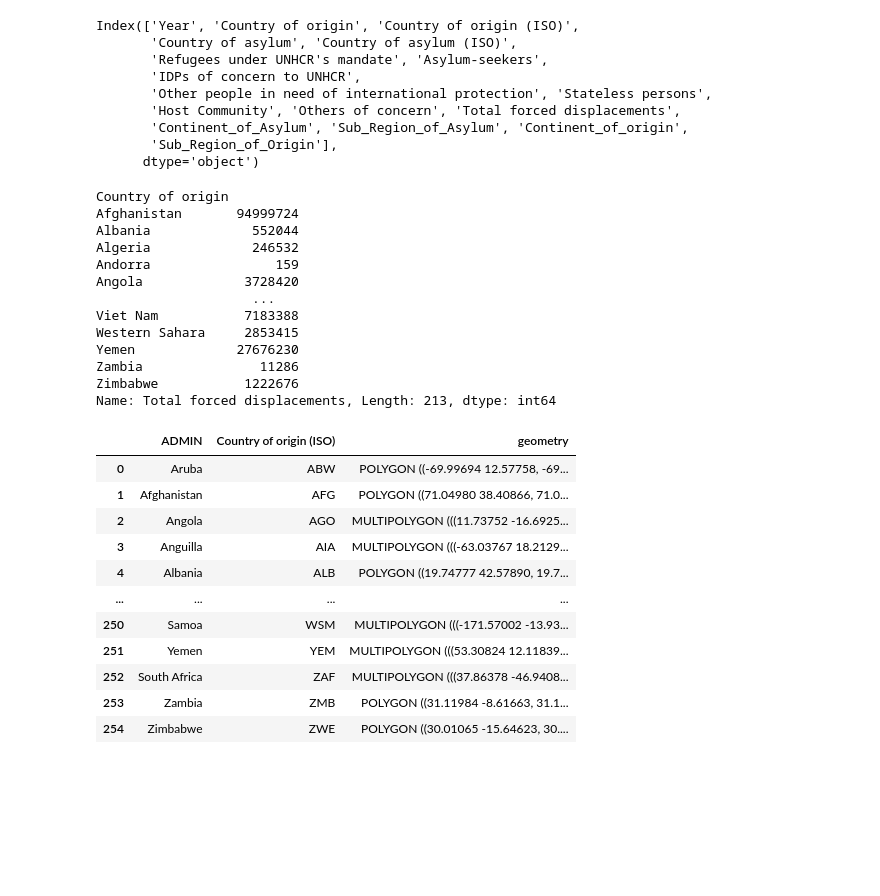
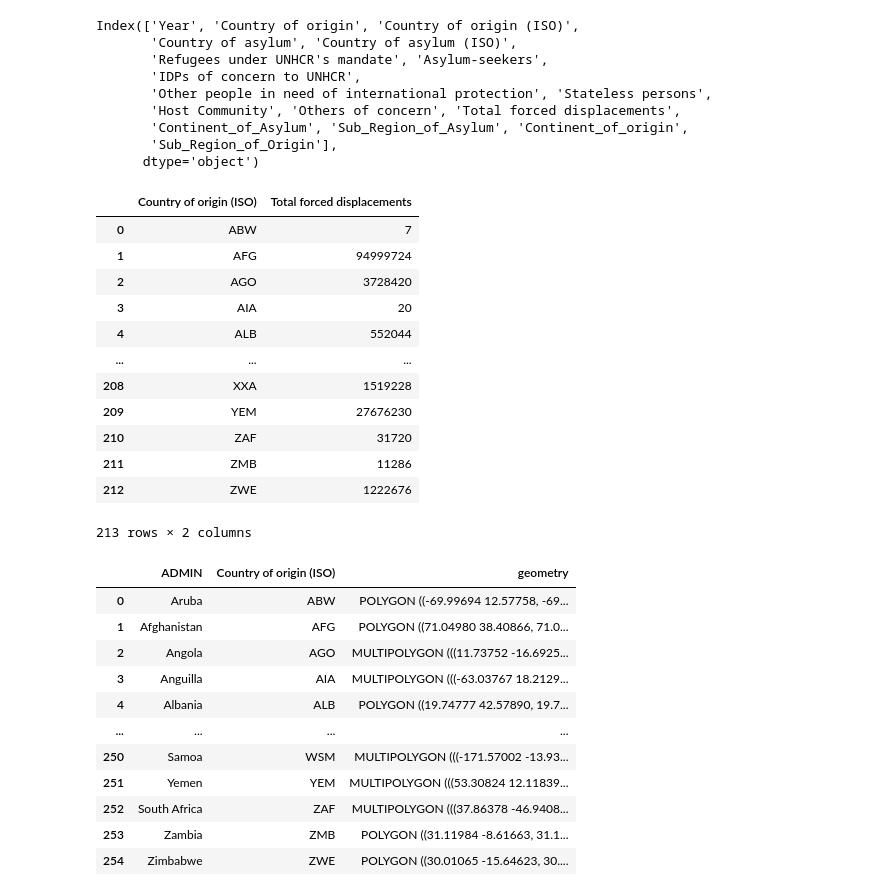
Before and after one commit to IoanaCretuAndrei/Refugee-flow-study, a Jupyter notebook: sucio.ipynb, the cells around one changed output. Saved outputs shown, nothing was run; the diff lists cells and outputs as text; code cells hidden in the pictures; blank space fills up the shorter version.

```diff
--- a/sucio.ipynb
+++ b/sucio.ipynb
@@ -404,19 +420,17 @@ Index(['Year', 'Country of origin', 'Country of origin (ISO)',
       dtype='object')
 # %%
 #agrupar por pais de origen y total del df forced
-origin = forced.groupby(['Country of origin'])['Total forced displacements'].sum()
-origin
 # %% [output]
+|  | Country of origin (ISO) | Total forced displacements |
+| 0 | ABW | 7 |
+| 1 | AFG | 94999724 |
+| 2 | AGO | 3728420 |
+| 3 | AIA | 20 |
+| 4 | ALB | 552044 |
+| ... | ... | ... |
+| 208 | XXA | 1519228 |
+| 209 | YEM | 27676230 |
+| 210 | ZAF | 31720 |
+| 211 | ZMB | 11286 |
+| 212 | ZWE | 1222676 |
-Country of origin
-Afghanistan       94999724
-Albania             552044
-Algeria             246532
-Andorra                159
-Angola             3728420
-                    ...
-Viet Nam           7183388
-Western Sahara     2853415
-Yemen             27676230
-Zambia               11286
-Zimbabwe           1222676
-Name: Total forced displacements, Length: 213, dtype: int64
+213 rows × 2 columns
```
Also changed, not shown: parts of 22 cells of this notebook.
